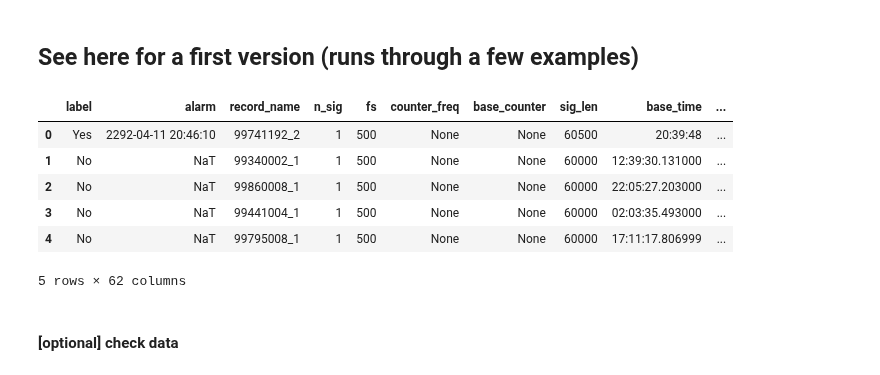
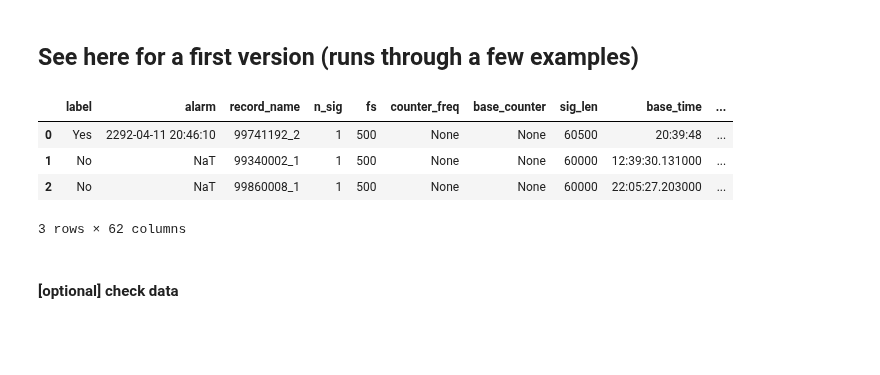
Before and after one commit to BrachioLab/FIX-2, a Jupyter notebook: notebooks/cardiac.ipynb, the cells around one changed output. Drawn from its saved outputs; the diff is of its cells as text; code cells hidden in the pictures; blank space fills up the shorter version.

```diff
--- a/notebooks/cardiac.ipynb
+++ b/notebooks/cardiac.ipynb
@@ -106,18 +112,16 @@ for model in models:
 # %%
 ds = load_dataset("BrachioLab/mcmed-cardiac")
 cardiac_data_all = ds['train'].to_pandas()
-cardiac_data = cardiac_data_all.sample(200, random_state=11).reset_index(drop=True)
+cardiac_data = cardiac_data_all.sample(3, random_state=11).reset_index(drop=True)
 
 cardiac_data['label'] = cardiac_data['label'].map({True: 'Yes', False: 'No'})
 cardiac_data
 # %% [output]
 |  | label | alarm | record_name | n_sig | fs | counter_freq | base_counter | sig_len | base_time | ... |
 | 0 | Yes | 2292-04-11 20:46:10 | 99741192_2 | 1 | 500 | None | None | 60500 | 20:39:48 | ... |
 | 1 | No | NaT | 99340002_1 | 1 | 500 | None | None | 60000 | 12:39:30.131000 | ... |
 | 2 | No | NaT | 99860008_1 | 1 | 500 | None | None | 60000 | 22:05:27.203000 | ... |
-| 3 | No | NaT | 99441004_1 | 1 | 500 | None | None | 60000 | 02:03:35.493000 | ... |
-| 4 | No | NaT | 99795008_1 | 1 | 500 | None | None | 60000 | 17:11:17.806999 | ... |
-5 rows × 62 columns
+3 rows × 62 columns
 # %% [markdown]
 #### [optional] check data
 # %%
```
Also changed, not shown: parts of 9 cells of this notebook, 4 other files.
